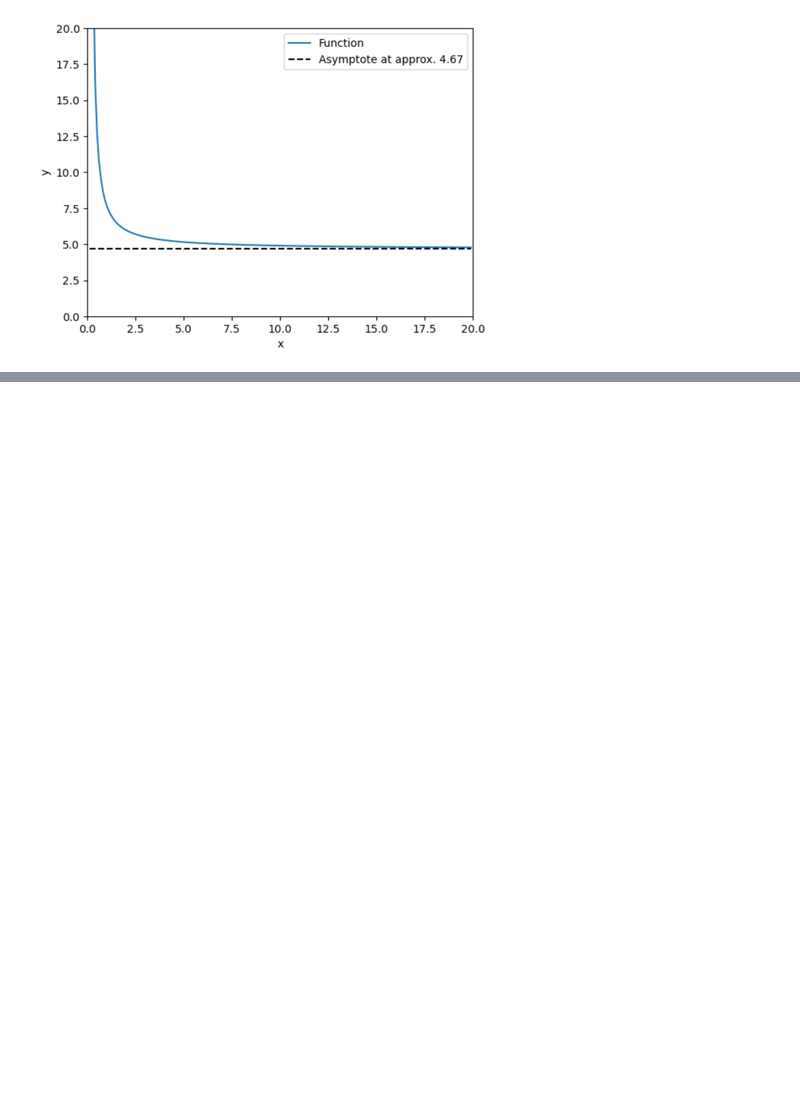
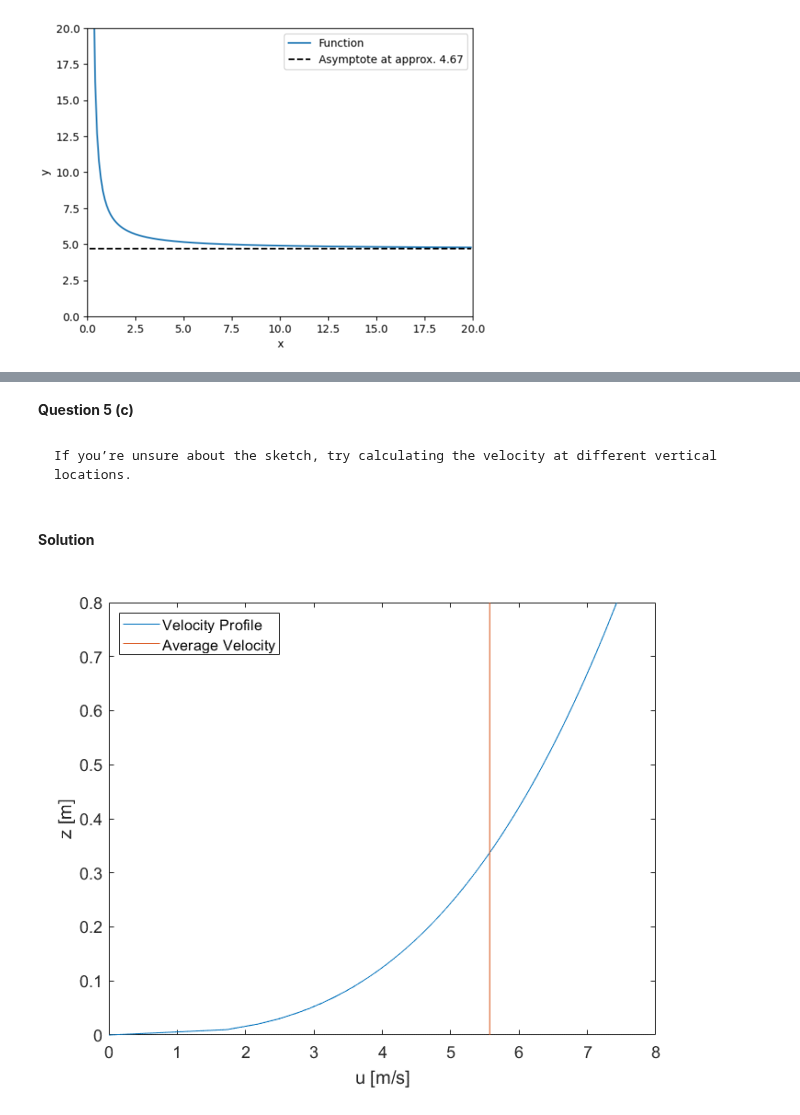
Before and after one commit to Maria9925/CIVIL_202_25, a Jupyter notebook: _sources/Module3Kinematicfluid_Sol.ipynb, the cells around one changed output, grey strips where cells are left out. Cells and saved outputs as stored; diff of their text form; code cells hidden in the pictures; blank space fills up the shorter version.

````diff
--- a/_sources/Module3Kinematicfluid_Sol.ipynb
+++ b/_sources/Module3Kinematicfluid_Sol.ipynb
@@ -886,0 +1240,16 @@ resized_img
+# %% [markdown]
+**Question 5 (c)**
+# %% [markdown]
+
+```{dropdown} Hint
+If you’re unsure about the sketch, try calculating the velocity at different vertical locations.
+
+```
+# %% [markdown]
+**Solution**
+# %%
+from PIL import Image
+img = Image.open(r"figures/L12E5s.png")
+img
+# %% [output]
+[figure, added]
````
Also changed, not shown: parts of 85 cells of this notebook, 4 other files.
